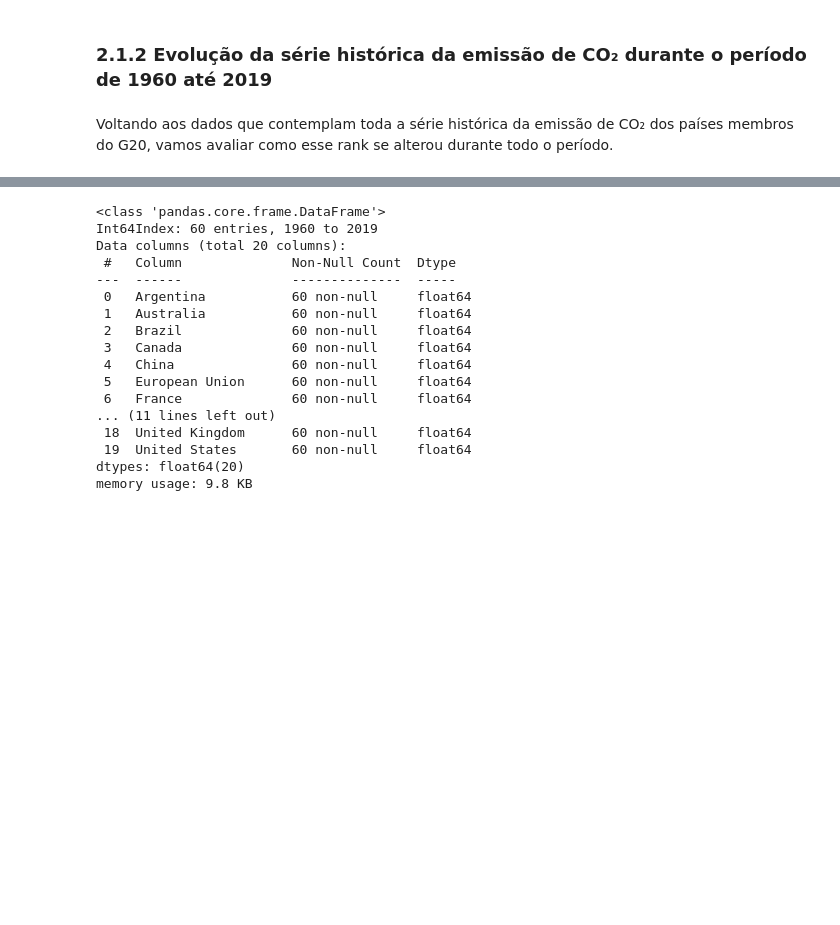
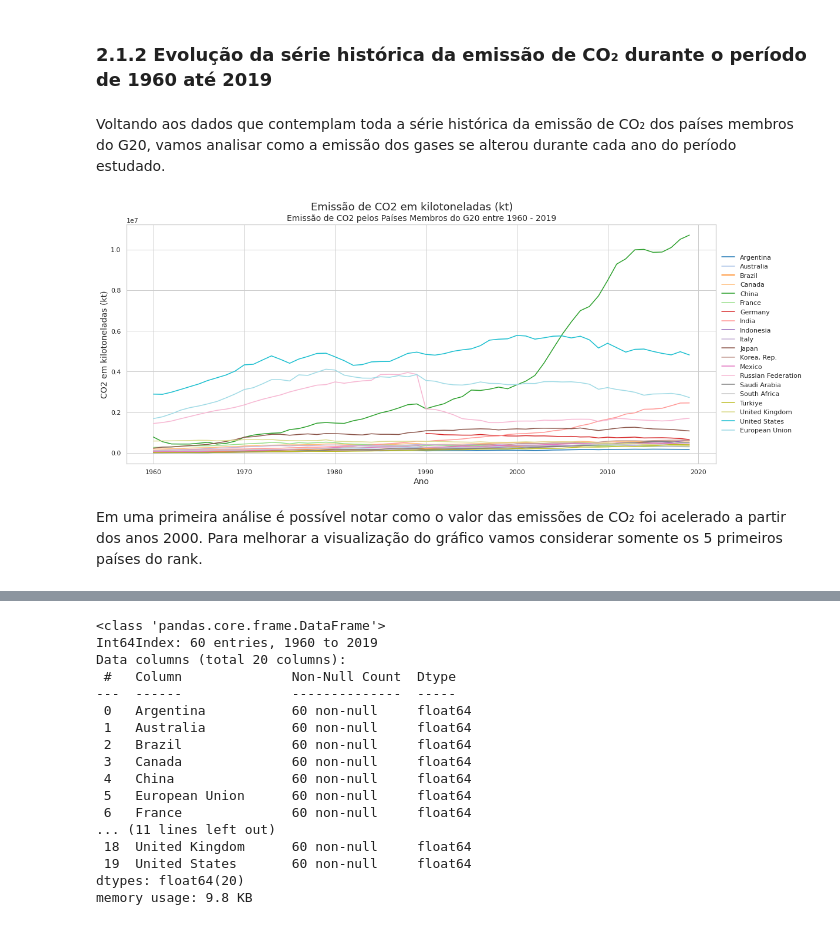
Before and after one commit to jmacedo91/01-World-Population-Data-Analysis, a Jupyter notebook: 001 - CO₂ Emissions.ipynb, the cells around one changed output, grey strips where cells are left out. Cells and saved outputs as stored; diff of their text form; code cells hidden in the pictures; blank space fills up the shorter version.

```diff
--- a/001 - CO₂ Emissions.ipynb
+++ b/001 - CO₂ Emissions.ipynb
@@ -260,4 +217,16 @@ A produção de gases de efeito estufa tem aumentado entre todos os membros do G
 # %% [markdown]
 ### 2.1.2 Evolução da série histórica da emissão de CO₂ durante o período de 1960 até 2019
 # %% [markdown]
-Voltando aos dados que contemplam toda a série histórica da emissão de CO₂ dos países membros do G20, vamos avaliar como esse rank se alterou durante todo o período.
+Voltando aos dados que contemplam toda a série histórica da emissão de CO₂ dos países membros do G20, vamos analisar como a emissão dos gases se alterou durante cada ano do período estudado.
+# %%
+ax = sns.lineplot(data=G20, x='year', y='value', hue='country_name', palette='tab20')
+ax.set_xlabel('Ano', fontsize = 14)
+ax.set_ylabel('CO2 em kilotoneladas (kt)', fontsize = 14)
+plt.suptitle('Emissão de CO2 em kilotoneladas (kt)', x = 0.5, y = 0.95, fontsize = 18)
+plt.title('Emissão de CO2 pelos Países Membros do G20 entre 1960 - 2019', x = 0.5, y = 1.0, fontsize = 14)
+ax.legend(loc='center left', bbox_to_anchor=(1, 0.5), edgecolor='white')
+ax = ax
+# %% [output]
+[figure, added]
+# %% [markdown]
+Em uma primeira análise é possível notar como o valor das emissões de CO₂ foi acelerado a partir dos anos 2000. Para melhorar a visualização do gráfico vamos considerar somente os 5 primeiros países do rank.
```
Also changed, not shown: parts of 8 cells of this notebook.
